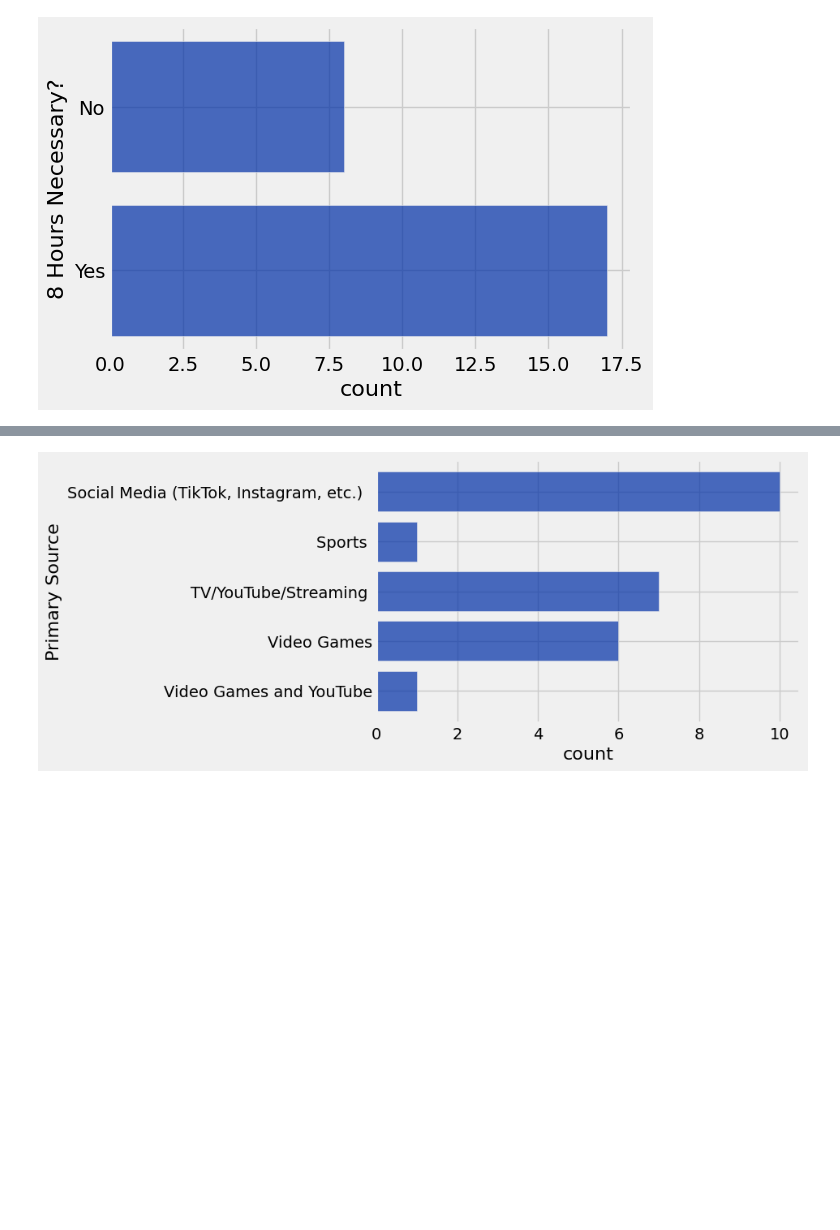
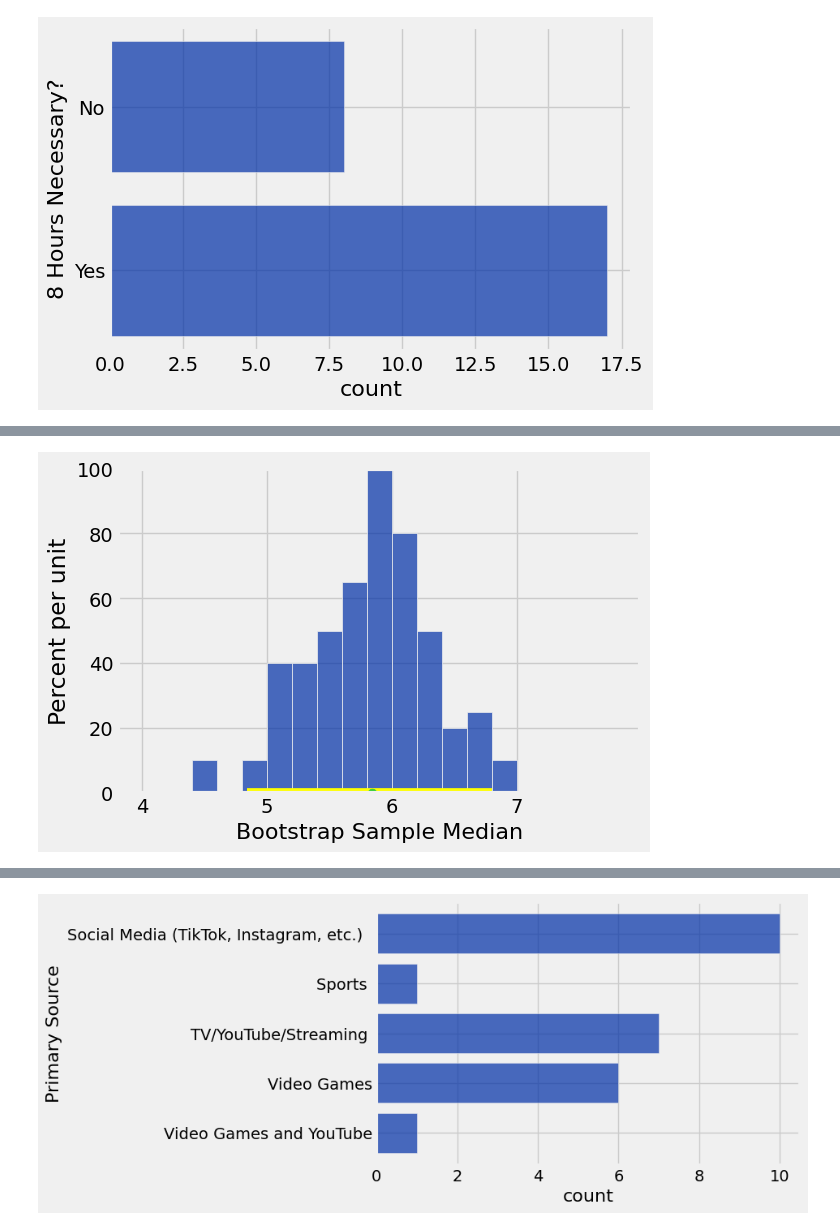
Before and after one commit to bwinterstein/Intro-Data, a Jupyter notebook: Survey_Project/Survey_Visualization.ipynb, the cells around one changed output, grey strips where cells are left out. Cells and saved outputs as stored; diff of their text form; code cells hidden in the pictures; blank space fills up the shorter version.

```diff
--- a/Survey_Project/Survey_Visualization.ipynb
+++ b/Survey_Project/Survey_Visualization.ipynb
@@ -54,0 +110,9 @@ grouped_table
+# %%
+resampled_medians.hist(bins = median_bins)
+
+# Plotting parameters; you can ignore this code
+plots.ylim(0, 1)
+plots.plot(make_array(left, right), make_array(0, 0), color='yellow', lw=7, zorder=1)
+plots.scatter(observed_mean, 0, color=parameter_green, s=40, zorder=2);
+# %% [output]
+[figure, added]
```
Also changed, not shown: parts of 10 cells of this notebook, 1 other file.
